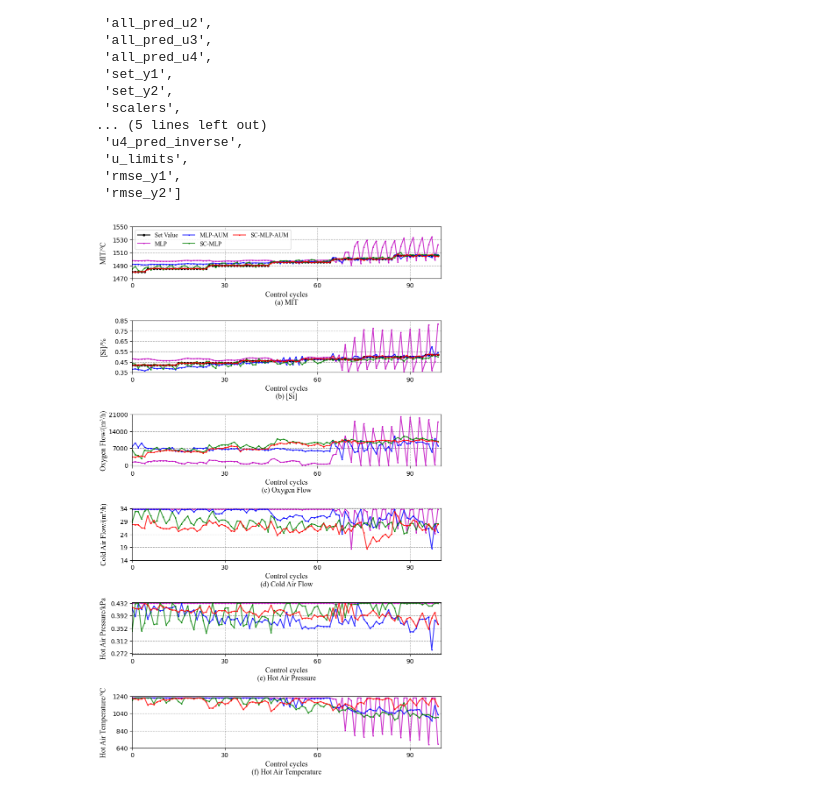
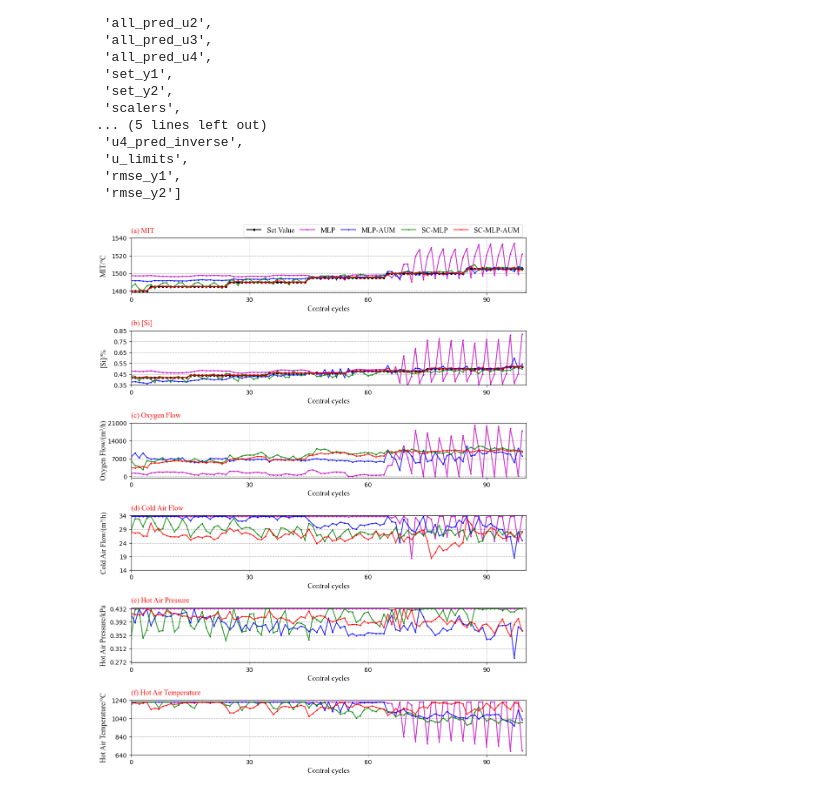
Before and after one commit to haokwok2002/gaolu, a Jupyter notebook: MPC/高炉/0数据处理/新输入输出模式/1h_mean/论文/实验结果图4合1.ipynb, the cells around one changed output. Cells and saved outputs as stored; diff of their text form; code cells hidden in the pictures.

```diff
--- a/MPC/高炉/0数据处理/新输入输出模式/1h_mean/论文/实验结果图4合1.ipynb
+++ b/MPC/高炉/0数据处理/新输入输出模式/1h_mean/论文/实验结果图4合1.ipynb
@@ -178,9 +178,11 @@ output_term333 = ['MIT', '[Si]']
 
 # 用于子图编号的字母序列
 subplot_labels = ['(a)', '(b)', '(c)', '(d)', '(e)', '(f)', '(g)', '(h)']
-dtiem = -0.5
+
+dtiem1 = 0
+dtiem2 = 1.10
 # %%
-plt.figure(figsize=(8, 13))
+plt.figure(figsize=(10, 13))
 
 
 # 第一个维度的曲线
@@ -205,8 +207,8 @@ plt.grid(linestyle='--', alpha=0.7, color='gray')
 # ---- 坐标范围与刻度 ----
 plt.xlim(0, endd - startt)
 plt.xticks(range(0, endd - startt + 1, 30))
-plt.ylim([1470, 1550])
-plt.yticks(range(1470, 1551, 20))
+plt.ylim([1478, 1540])
+plt.yticks(range(1480, 1541, 20))
 
 
 # ---- 坐标标签与标题 ----
@@ -214,10 +216,10 @@ plt.ylabel('MIT/℃', fontproperties=font_en)           # 纵坐标标签（英
 
 
 ax.set_xlabel('Control cycles', fontproperties=font_en) # 横坐标标签
-ax.yaxis.set_label_coords(-0.08, 0.5)                   # 纵轴标题靠左对齐
+ax.yaxis.set_label_coords(-0.06, 0.5)                   # 纵轴标题靠左对齐
 
 # ---- 子图标题 ----
-ax.text(    0.5, dtiem,     f'{subplot_labels[0]} {output_term333[0]}',    transform=ax.transAxes,    ha='center',     fontproperties=font_en)
+ax.text(    dtiem1, dtiem2,     f'{subplot_labels[0]} {output_term333[0]}',    transform=ax.transAxes,    ha='left',     fontproperties=font_en, color='red')
 
 # -----------------------------------------------------------------
 
@@ -229,12 +231,15 @@ ax.text(    0.5, dtiem,     f'{subplot_labels[0]} {output_term333[0]}',    trans
 # 设置更小的字号，比如8号
 
 font_legend = deepcopy(font_en)
-font_legend.set_size(10)
+font_legend.set_size(12)
+
 
 plt.legend(
     prop=font_legend,   # 使用较小字体
-    ncol=3,             # ← 设置两列排列
-    loc='best',         # 自动选择最合适的位置
+    ncol=5,             # ← 设置两列排列
+    loc='upper right',   # ✅ 正确写法：右上角,
+    bbox_to_anchor=(1.0, 1.32),  # x 稍小，y 稍低 → 向左下偏移
+    # loc='best',         # 自动选择最合适的位置
     columnspacing=0.8,  # 两列之间的间距（可调）
     labelspacing=0.4    # 行间距（可调）
 )
@@ -273,10 +278,10 @@ plt.ylabel('[Si]/%', fontproperties=font_en)           # 纵坐标标签（英
 
 
 ax.set_xlabel('Control cycles', fontproperties=font_en) # 横坐标标签
-ax.yaxis.set_label_coords(-0.08, 0.5)                   # 纵轴标题靠左对齐
+ax.yaxis.set_label_coords(-0.06, 0.5)                   # 纵轴标题靠左对齐
 
 # ---- 子图标题 ----
-ax.text(    0.5, dtiem,     f'{subplot_labels[1]} {output_term333[1]}',    transform=ax.transAxes,    ha='center',     fontproperties=font_en)
+ax.text(    dtiem1, dtiem2,     f'{subplot_labels[1]} {output_term333[1]}',    transform=ax.transAxes,    ha='left',     fontproperties=font_en, color='red')
 
 # -----------------------------------------------------------------
 
@@ -314,10 +319,10 @@ plt.ylabel(input_term222[0], fontproperties=font_en)           # 纵坐标标签
 
 
 ax.set_xlabel('Control cycles', fontproperties=font_en) # 横坐标标签
-ax.yaxis.set_label_coords(-0.08, 0.5)                   # 纵轴标题靠左对齐
+ax.yaxis.set_label_coords(-0.06, 0.5)                   # 纵轴标题靠左对齐
 
 # ---- 子图标题 ----
-ax.text(    0.5, dtiem,     f'{subplot_labels[2]} {input_term333[0]}',    transform=ax.transAxes,    ha='center',     fontproperties=font_en)
+ax.text(    dtiem1, dtiem2,     f'{subplot_labels[2]} {input_term333[0]}',    transform=ax.transAxes,    ha='left',     fontproperties=font_en, color='red')
 
 
 # -----------------------------------------------------------------
@@ -355,10 +360,10 @@ plt.ylabel(input_term222[1], fontproperties=font_en)           # 纵坐标标签
 
 
 ax.set_xlabel('Control cycles', fontproperties=font_en) # 横坐标标签
-ax.yaxis.set_label_coords(-0.08, 0.5)                   # 纵轴标题靠左对齐
+ax.yaxis.set_label_coords(-0.06, 0.5)                   # 纵轴标题靠左对齐
 
 # ---- 子图标题 ----
-ax.text(    0.5, dtiem,     f'{subplot_labels[3]} {input_term333[1]}',    transform=ax.transAxes,    ha='center',     fontproperties=font_en)
+ax.text(    dtiem1, dtiem2,     f'{subplot_labels[3]} {input_term333[1]}',    transform=ax.transAxes,    ha='left',     fontproperties=font_en, color='red')
 
 
 
@@ -400,10 +405,10 @@ plt.ylabel(input_term222[2], fontproperties=font_en)           # 纵坐标标签
 
 
 ax.set_xlabel('Control cycles', fontproperties=font_en) # 横坐标标签
-ax.yaxis.set_label_coords(-0.08, 0.5)                   # 纵轴标题靠左对齐
+ax.yaxis.set_label_coords(-0.06, 0.5)                   # 纵轴标题靠左对齐
 
 # ---- 子图标题 ----
-ax.text(    0.5, dtiem,     f'{subplot_labels[4]} {input_term333[2]}',    transform=ax.transAxes,    ha='center',     fontproperties=font_en)
+ax.text(    dtiem1, dtiem2,     f'{subplot_labels[4]} {input_term333[2]}',    transform=ax.transAxes,    ha='left',     fontproperties=font_en, color='red')
 
 
 
@@ -446,35 +451,35 @@ plt.yticks(np.arange(640, 1241, 200))
 plt.ylabel(input_term222[3], fontproperties=font_en)           # 纵坐标标签（英文）
 
 
 ax.set_xlabel('Control cycles', fontproperties=font_en) # 横坐标标签
-ax.yaxis.set_label_coords(-0.08, 0.5)                   # 纵轴标题靠左对齐
+ax.yaxis.set_label_coords(-0.06, 0.5)                   # 纵轴标题靠左对齐
 
 # ---- 子图标题 ----
-ax.text(    0.5, dtiem,     f'{subplot_labels[5]} {input_term333[3]}',    transform=ax.transAxes,    ha='center',     fontproperties=font_en)
+ax.text(    dtiem1, dtiem2,     f'{subplot_labels[5]} {input_term333[3]}',    transform=ax.transAxes,    ha='left',     fontproperties=font_en, color='red')
 
 
 
 # -----------------------------------------------------------------
 
 
 
 
 
 
 # 调整子图布局
 plt.tight_layout()
 
 
 plt.savefig(
-    '四组实验数据.png',   # 保存文件名
+    '1四组实验数据.png',   # 保存文件名
     dpi=1200,                # 分辨率（默认100，600已经是印刷级）
     bbox_inches='tight',    # 自动裁剪空白边
-    pad_inches=0.1,         # 四周留少量空白
+    pad_inches=0.05,         # 四周留少量空白
     transparent=False       # 是否透明背景
 )
 
 
 
 plt.show()
 # %% [output]
-[figure, old version]
+[figure, new version]
```
Also changed, not shown: 12 other files.
